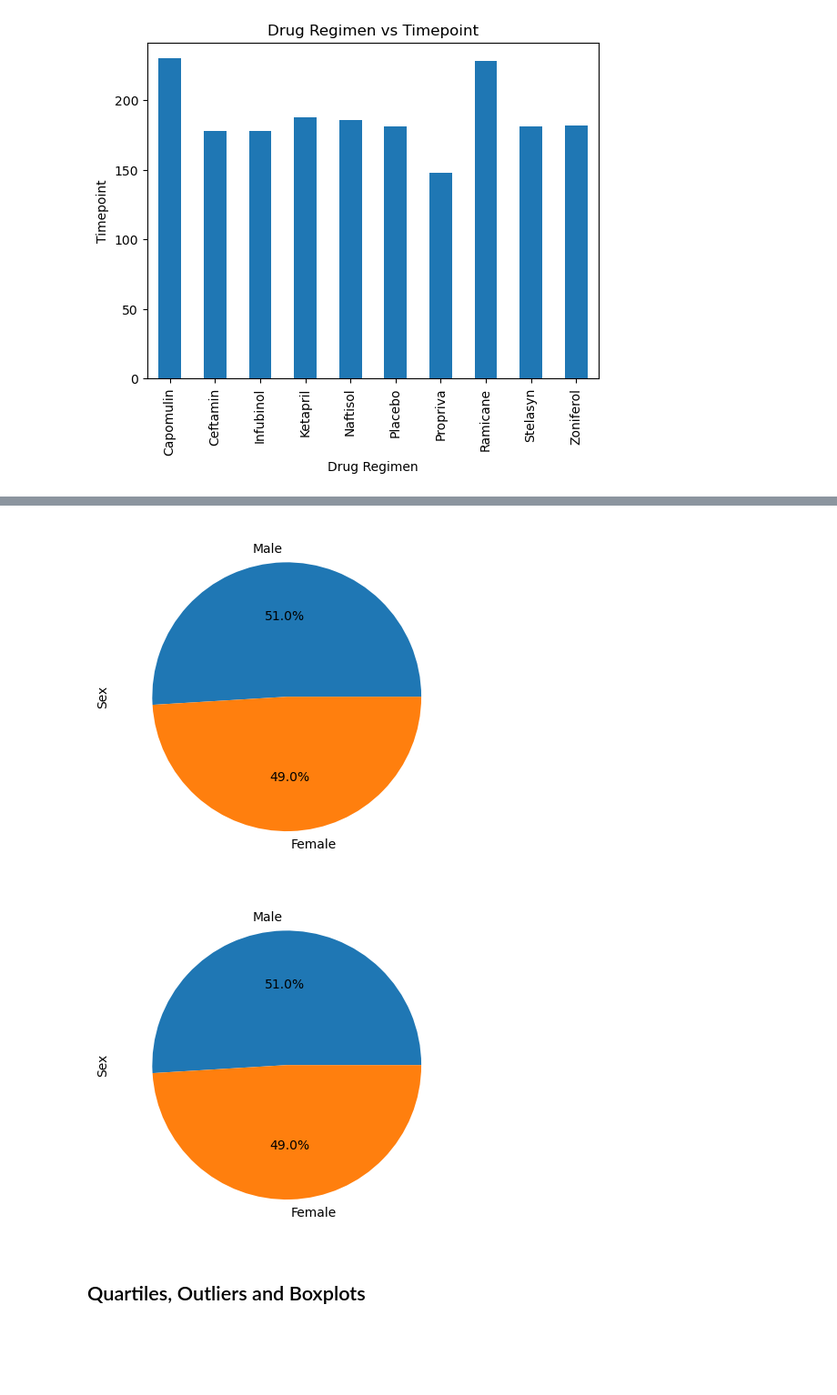
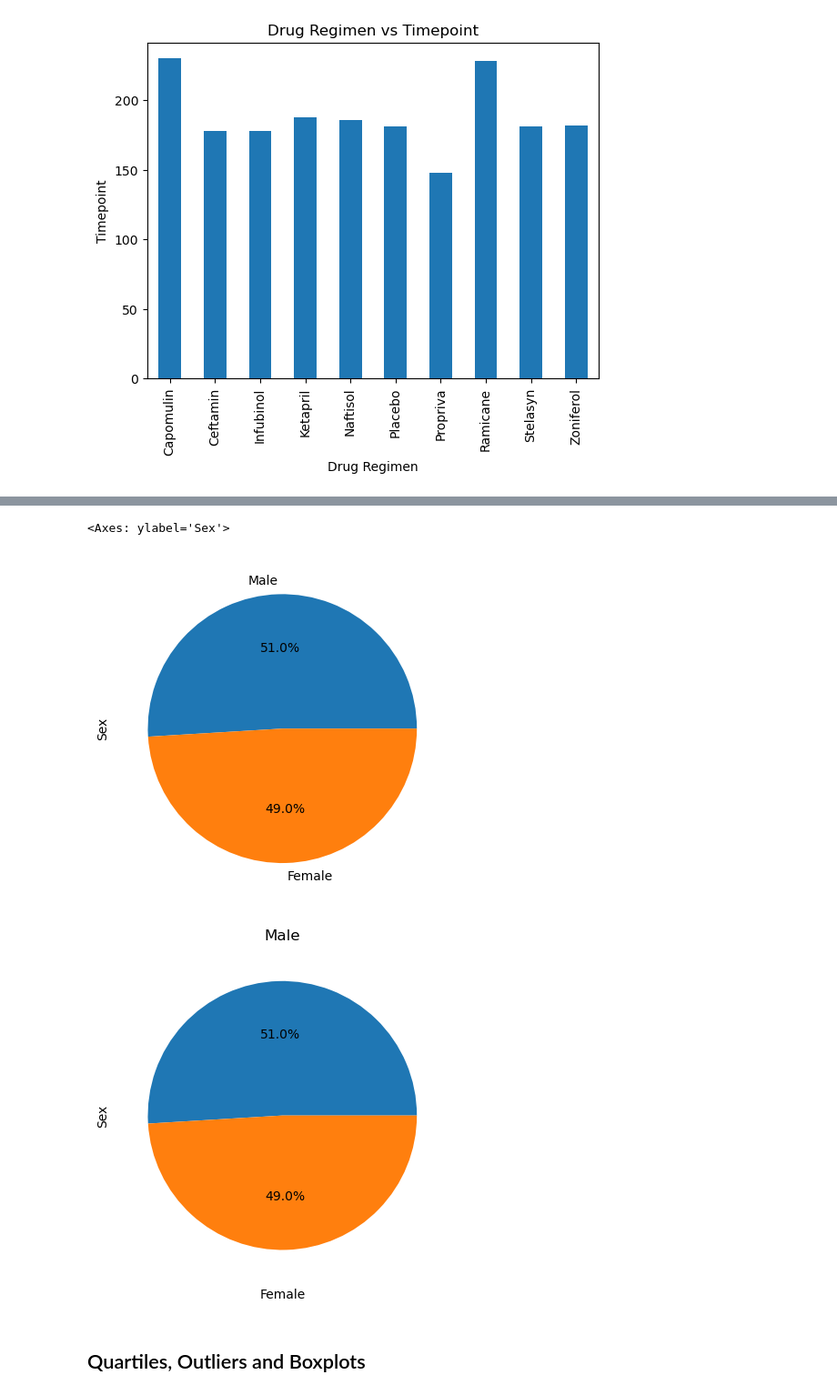
Before and after one commit to schr0841/Pymaceuticals, a Jupyter notebook: pymaceuticals.ipynb, the cells around one changed output, grey strips where cells are left out. Shown at 91% size. Saved outputs shown, nothing was run; the diff lists cells and outputs as text; code cells hidden in the pictures; blank space fills up the shorter version.

```diff
--- a/pymaceuticals.ipynb
+++ b/pymaceuticals.ipynb
@@ -182,10 +193,19 @@ df3.plot(x="Drug Regimen", y='Timepoint', kind='bar', xlabel="Drug Regimen", yla
 # %%
 # Generate a pie plot showing the distribution of female versus male mice using Pandas
+df4=clean_df['Sex'].value_counts()
+df4
+df4.plot.pie(y="Sex",ylabel="Sex", autopct='%1.1f%%')
 # %% [output]
+<Axes: ylabel='Sex'>
-[figure, old version]
+[figure, new version]
 # %%
 # Generate a pie plot showing the distribution of female versus male mice using pyplot
+plt.pie(df4,autopct='%1.1f%%')
+plt.title("Male")
+plt.xlabel("Female")
+plt.ylabel("Sex")
+plt.show()
 # %% [output]
-[figure, old version]
+[figure, new version]
 # %% [markdown]
 ## Quartiles, Outliers and Boxplots
```
Also changed, not shown: parts of 13 cells of this notebook.
